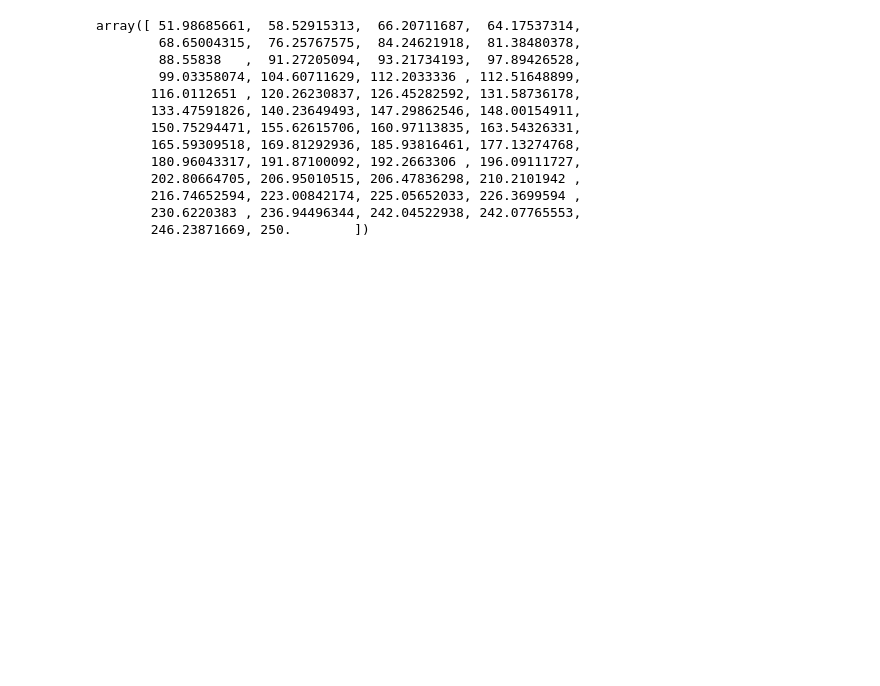
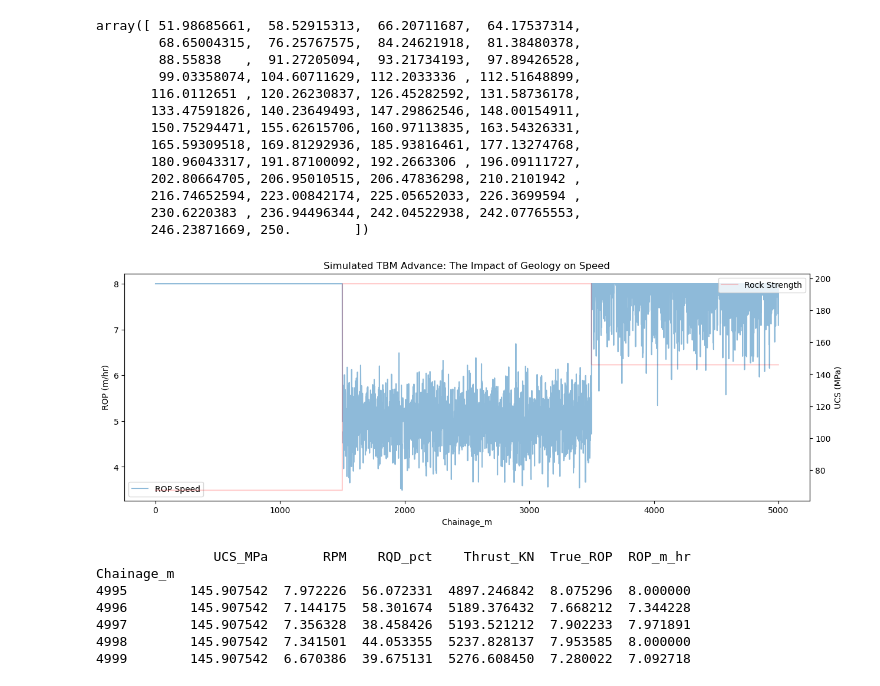
Before and after one commit to wxb-sly/tbm-rop-predictor, a Jupyter notebook: notebooks/01_initial.ipynb, the cells around one changed output. Cells and saved outputs as stored; diff of their text form; code cells hidden in the pictures; blank space fills up the shorter version.

```diff
--- a/notebooks/01_initial.ipynb
+++ b/notebooks/01_initial.ipynb
@@ -57,3 +57,67 @@ array([ 51.98685661,  58.52915313,  66.20711687,  64.17537314,
        216.74652594, 223.00842174, 225.05652033, 226.3699594 ,
        230.6220383 , 236.94496344, 242.04522938, 242.07765553,
        246.23871669, 250.        ])
+# %%
+import numpy as np
+import pandas as pd
+import matplotlib.pyplot as plt
+import seaborn as sns
+
+TOTAL_DIST = 5000  # meters
+INTERVAL = 1       # 1 meter resolution (high fidelity)
+N = int(TOTAL_DIST / INTERVAL)
+
+np.random.seed(42)
+
+df = pd.DataFrame({ # to create a df or else it will be a dictionary
+    'Chainage_m': (np.arange(0, TOTAL_DIST, INTERVAL)) # if we put setindex here its wrong cuz its np stuff
+}).set_index('Chainage_m')
+
+df['UCS_MPa'] = 0.0 # initializie values
+# hit values under a block
+
+df.loc[0:1500, 'UCS_MPa'] = np.random.normal(60,15) # 1501 items, soft, phyllite
+df.loc[1500:3500, 'UCS_MPa'] = np.random.normal(200,25) # granite hard
+df.loc[3500:, 'UCS_MPa'] = np.random.normal(120,40) # mixed fault
+
+df['RPM'] = 10 - (df['UCS_MPa']/60) + np.random.normal(0,0.5,N)
+df['RPM'] = df['RPM'].clip(2,12)
+
+df['RQD_pct'] = (df['UCS_MPa']/3) + np.random.normal(0,15,N)
+# noise cuz fractured hard rock
+df['RQD_pct'] = df['RQD_pct'].clip(10,100)
+
+
+df['Thrust_KN'] =  3500 + (df['UCS_MPa']*12) +np.random.normal(0,400,N)
+df['Thrust_KN'] = df['Thrust_KN'].clip(2000, 6000)
+
+k = 0.6
+
+
+df['True_ROP'] = k * (df['Thrust_KN'] * df['RPM']) / (df['UCS_MPa']**1.6)
+
+
+df['ROP_m_hr'] = df['True_ROP'] + np.random.normal(0, 0.2, N)
+df['ROP_m_hr'] = df['ROP_m_hr'].clip(0.1, 8.0) # Physics limits
+
+
+fig, ax = plt.subplots(figsize=(15, 5))
+sns.lineplot(data=df, x='Chainage_m', y='ROP_m_hr', alpha=0.5, label='ROP Speed')
+ax2 = ax.twinx()
+sns.lineplot(data=df, x='Chainage_m', y='UCS_MPa', color='red', alpha=0.2, ax=ax2, label='Rock Strength')
+ax.set_title("Simulated TBM Advance: The Impact of Geology on Speed")
+ax.set_ylabel("ROP (m/hr)")
+ax2.set_ylabel("UCS (MPa)")
+plt.show()
+
+# Inspect the first few rows
+print(df.tail())
+# %% [output]
+[figure, added]
+               UCS_MPa       RPM    RQD_pct    Thrust_KN  True_ROP  ROP_m_hr
+Chainage_m
+4995        145.907542  7.972226  56.072331  4897.246842  8.075296  8.000000
+4996        145.907542  7.144175  58.301674  5189.376432  7.668212  7.344228
+4997        145.907542  7.356328  38.458426  5193.521212  7.902233  7.971891
+4998        145.907542  7.341501  44.053355  5237.828137  7.953585  8.000000
+4999        145.907542  6.670386  39.675131  5276.608450  7.280022  7.092718
```
